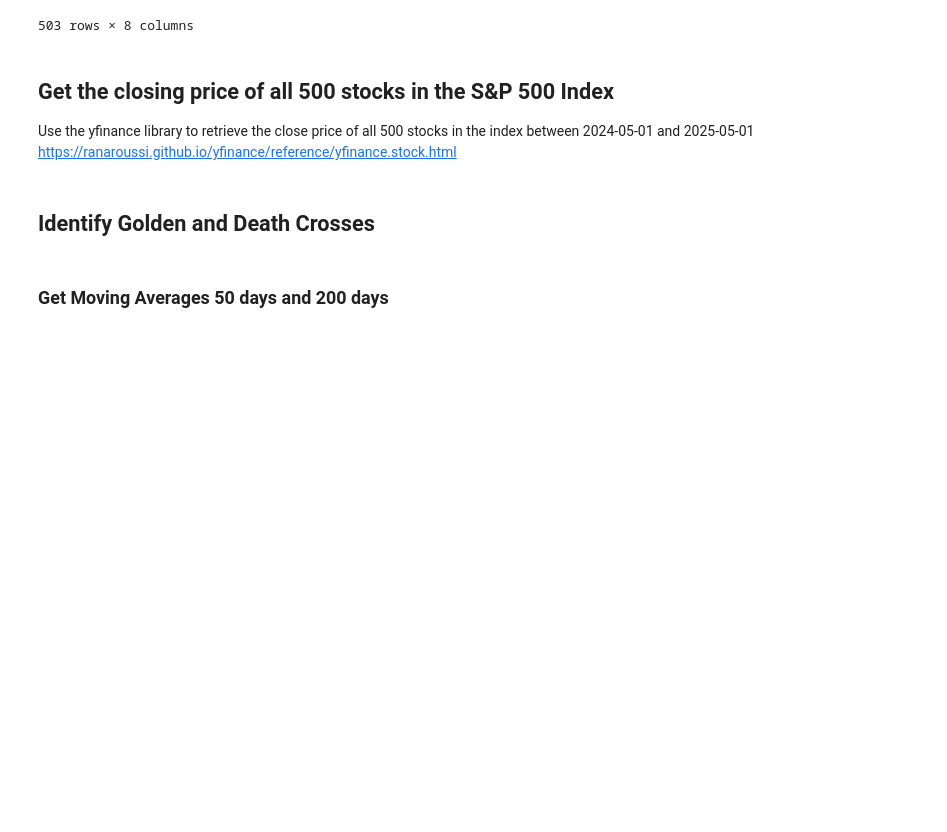
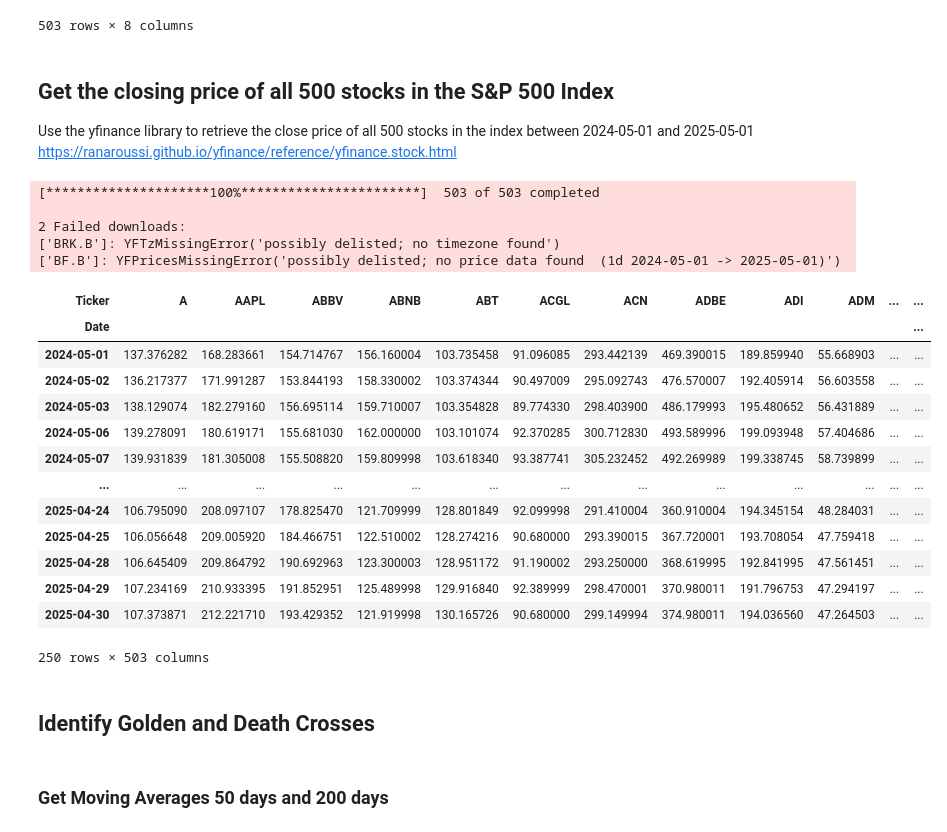
Before and after one commit to ludanortmun/itesm-mna-fintech, a Jupyter notebook: notebooks/technical_analysis_sp500_a01795197.ipynb, the cells around one changed output. Cells and saved outputs as stored; diff of their text form; code cells hidden in the pictures; blank space fills up the shorter version.

```diff
--- a/notebooks/technical_analysis_sp500_a01795197.ipynb
+++ b/notebooks/technical_analysis_sp500_a01795197.ipynb
@@ -129,3 +105,30 @@ end_date = '2025-05-01'
+# %%
+df_close = yf.Tickers(ticker_list).history(start=start_date, end=end_date, period=None)['Close']
+# %% [output]
+[*********************100%***********************]  503 of 503 completed
+
+2 Failed downloads:
+['BRK.B']: YFTzMissingError('possibly delisted; no timezone found')
+['BF.B']: YFPricesMissingError('possibly delisted; no price data found  (1d 2024-05-01 -> 2025-05-01)')
+# %%
+# df_close has a row for each date and a column for each stock ticker.
+# It is indexed by the date, and the value for each cell is the closing price of the stock on that date.
+display(df_close)
+# %% [output]
+| Ticker | A | AAPL | ABBV | ABNB | ABT | ACGL | ACN | ADBE | ADI | ADM | ... | ... |
+| Date |  |  |  |  |  |  |  |  |  |  |  | ... |
+| 2024-05-01 | 137.376282 | 168.283661 | 154.714767 | 156.160004 | 103.735458 | 91.096085 | 293.442139 | 469.390015 | 189.859940 | 55.668903 | ... | ... |
+| 2024-05-02 | 136.217377 | 171.991287 | 153.844193 | 158.330002 | 103.374344 | 90.497009 | 295.092743 | 476.570007 | 192.405914 | 56.603558 | ... | ... |
+| 2024-05-03 | 138.129074 | 182.279160 | 156.695114 | 159.710007 | 103.354828 | 89.774330 | 298.403900 | 486.179993 | 195.480652 | 56.431889 | ... | ... |
+| 2024-05-06 | 139.278091 | 180.619171 | 155.681030 | 162.000000 | 103.101074 | 92.370285 | 300.712830 | 493.589996 | 199.093948 | 57.404686 | ... | ... |
+| 2024-05-07 | 139.931839 | 181.305008 | 155.508820 | 159.809998 | 103.618340 | 93.387741 | 305.232452 | 492.269989 | 199.338745 | 58.739899 | ... | ... |
+| ... | ... | ... | ... | ... | ... | ... | ... | ... | ... | ... | ... | ... |
+| 2025-04-24 | 106.795090 | 208.097107 | 178.825470 | 121.709999 | 128.801849 | 92.099998 | 291.410004 | 360.910004 | 194.345154 | 48.284031 | ... | ... |
+| 2025-04-25 | 106.056648 | 209.005920 | 184.466751 | 122.510002 | 128.274216 | 90.680000 | 293.390015 | 367.720001 | 193.708054 | 47.759418 | ... | ... |
+| 2025-04-28 | 106.645409 | 209.864792 | 190.692963 | 123.300003 | 128.951172 | 91.190002 | 293.250000 | 368.619995 | 192.841995 | 47.561451 | ... | ... |
+| 2025-04-29 | 107.234169 | 210.933395 | 191.852951 | 125.489998 | 129.916840 | 92.389999 | 298.470001 | 370.980011 | 191.796753 | 47.294197 | ... | ... |
+| 2025-04-30 | 107.373871 | 212.221710 | 193.429352 | 121.919998 | 130.165726 | 90.680000 | 299.149994 | 374.980011 | 194.036560 | 47.264503 | ... | ... |
+250 rows × 503 columns
 # %% [markdown]
 ## Identify Golden and Death Crosses
 # %% [markdown]
```
Also changed, not shown: parts of 14 cells of this notebook.
